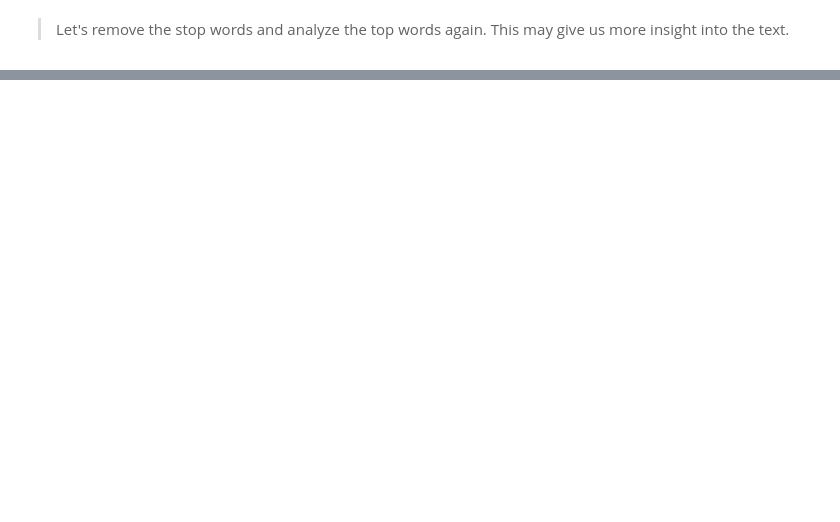
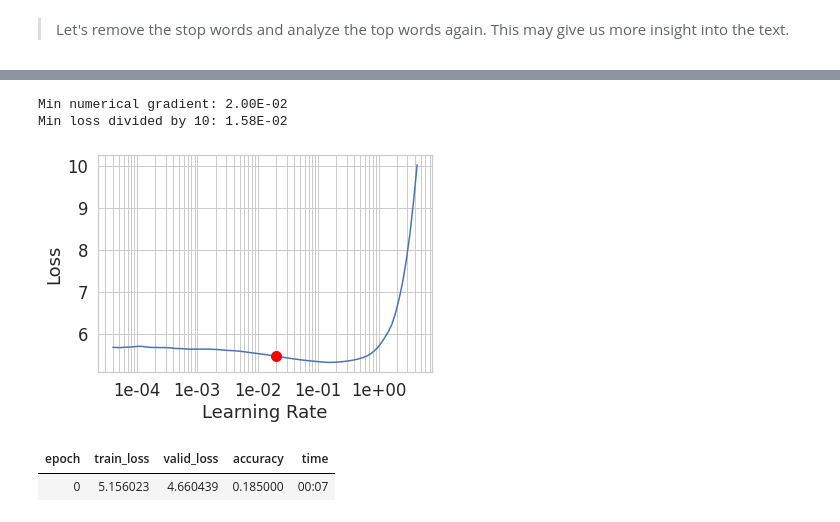
Before and after one commit to merrillm1/sentiment_analysis_with_ULMFiT, a Jupyter notebook: Yelp_Sentiment_Analysis_with_ULMFiT.ipynb, the cells around one changed output, grey strips where cells are left out. Cells and saved outputs as stored; diff of their text form; code cells hidden in the pictures; blank space fills up the shorter version.

```diff
--- a/Yelp_Sentiment_Analysis_with_ULMFiT.ipynb
+++ b/Yelp_Sentiment_Analysis_with_ULMFiT.ipynb
@@ -456,0 +793,3 @@ print(cf_matrix)
+# %%
+# Load text data for preprocessing
+review_clean = TextLMDataBunch.from_csv(path='',csv_name='train_clean.csv',valid_pct=0.1)
@@ -456,0 +811,3 @@ print(cf_matrix)
+# %%
+# Initial language model using AWD_LSTM
+clean_model = language_model_learner(review_clean, AWD_LSTM, drop_mult=0.5)
@@ -456,0 +824,14 @@ print(cf_matrix)
+# %%
+# Plot loss with suggestion
+clean_model.recorder.plot(show_grid=True, suggestion=True)
+lr = clean_model.recorder.min_grad_lr
+# %% [output]
+Min numerical gradient: 2.00E-02
+Min loss divided by 10: 1.58E-02
+[figure, added]
+# %%
+# Start with increased moms parameter
+clean_model.fit_one_cycle(cyc_len=1,max_lr=lr,moms=(0.95,0.85))
+# %% [output]
+| epoch | train_loss | valid_loss | accuracy | time |
+| 0 | 5.156023 | 4.660439 | 0.185000 | 00:07 |
```
Also changed, not shown: parts of 173 cells of this notebook.
